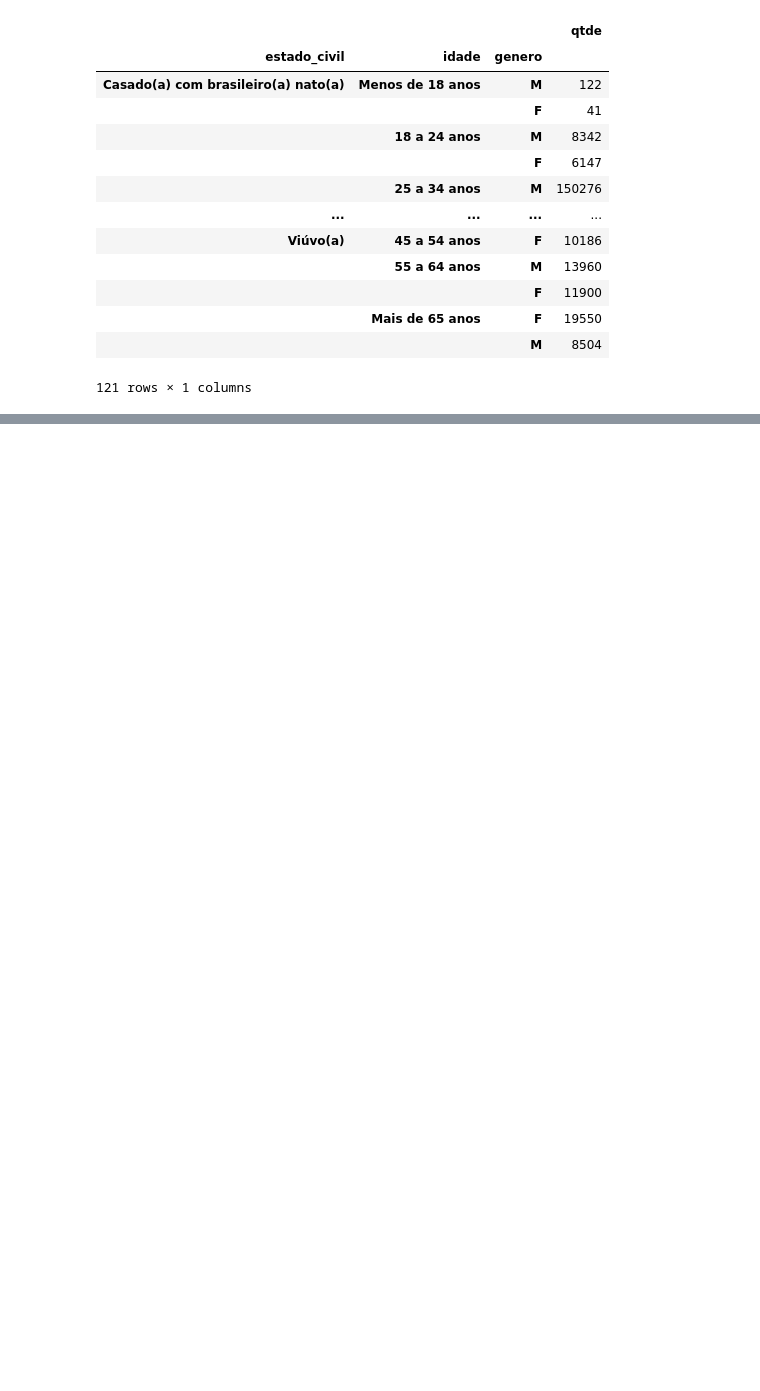
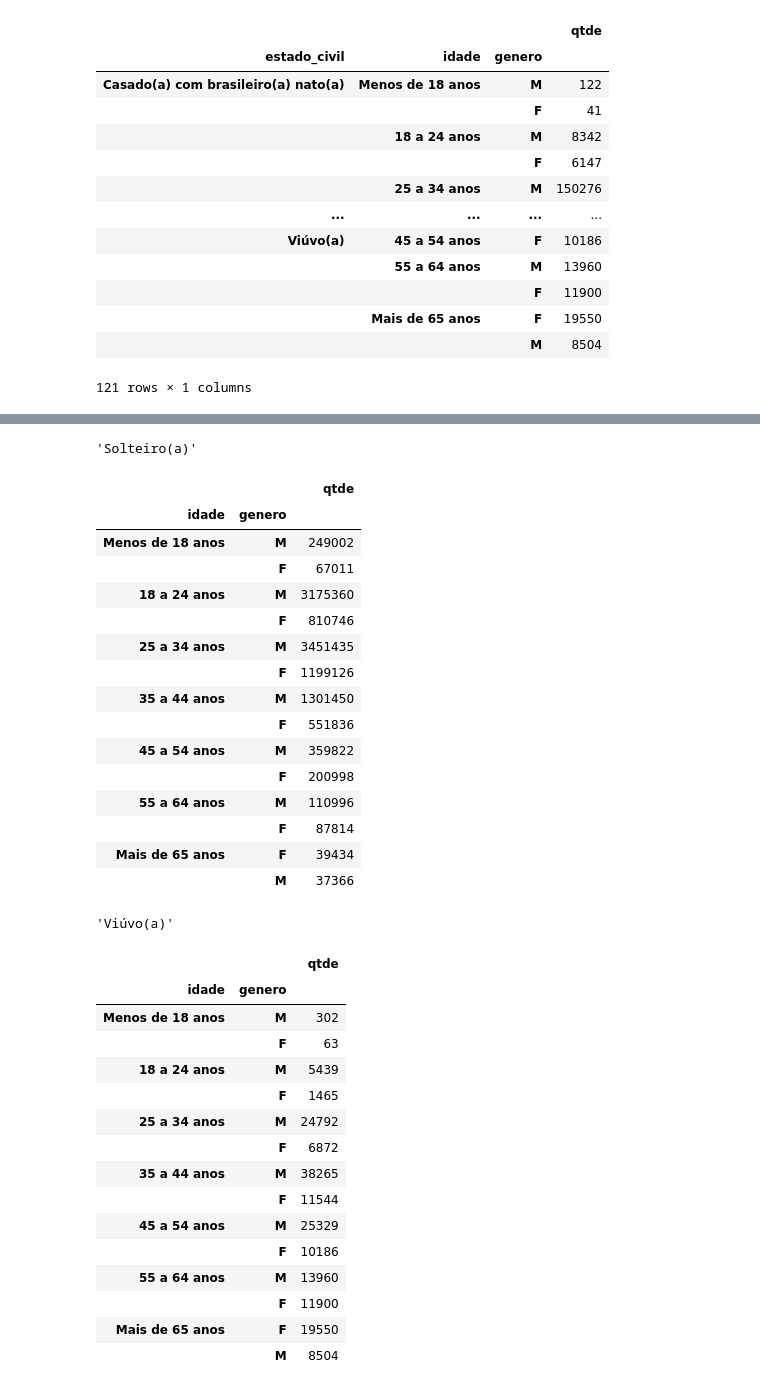
Before and after one commit to emso-exe/Investidores_do_tesouro_direto, a Jupyter notebook: analise_de_dados.ipynb, the cells around one changed output, grey strips where cells are left out. Cells and saved outputs as stored; diff of their text form; code cells hidden in the pictures; blank space fills up the shorter version.

```diff
--- a/analise_de_dados.ipynb
+++ b/analise_de_dados.ipynb
@@ -896,0 +931,39 @@ df_faixa_genero_civil
+# %%
+x = df_faixa_genero_civil.loc['Solteiro(a)']
+y = df_faixa_genero_civil.loc['Viúvo(a)']
+display('Solteiro(a)',x,'Viúvo(a)',y)
+# %% [output]
+'Solteiro(a)'
+|  |  | qtde |
+| idade | genero |  |
+| Menos de 18 anos | M | 249002 |
+|  | F | 67011 |
+| 18 a 24 anos | M | 3175360 |
+|  | F | 810746 |
+| 25 a 34 anos | M | 3451435 |
+|  | F | 1199126 |
+| 35 a 44 anos | M | 1301450 |
+|  | F | 551836 |
+| 45 a 54 anos | M | 359822 |
+|  | F | 200998 |
+| 55 a 64 anos | M | 110996 |
+|  | F | 87814 |
+| Mais de 65 anos | F | 39434 |
+|  | M | 37366 |
+'Viúvo(a)'
+|  |  | qtde |
+| idade | genero |  |
+| Menos de 18 anos | M | 302 |
+|  | F | 63 |
+| 18 a 24 anos | M | 5439 |
+|  | F | 1465 |
+| 25 a 34 anos | M | 24792 |
+|  | F | 6872 |
+| 35 a 44 anos | M | 38265 |
+|  | F | 11544 |
+| 45 a 54 anos | M | 25329 |
+|  | F | 10186 |
+| 55 a 64 anos | M | 13960 |
+|  | F | 11900 |
+| Mais de 65 anos | F | 19550 |
+|  | M | 8504 |
```
Also changed, not shown: parts of 11 cells of this notebook.
